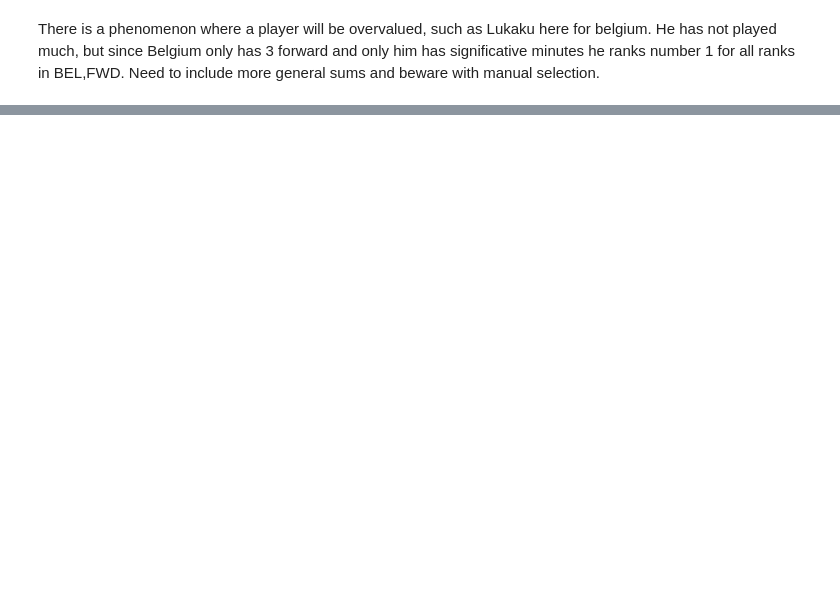
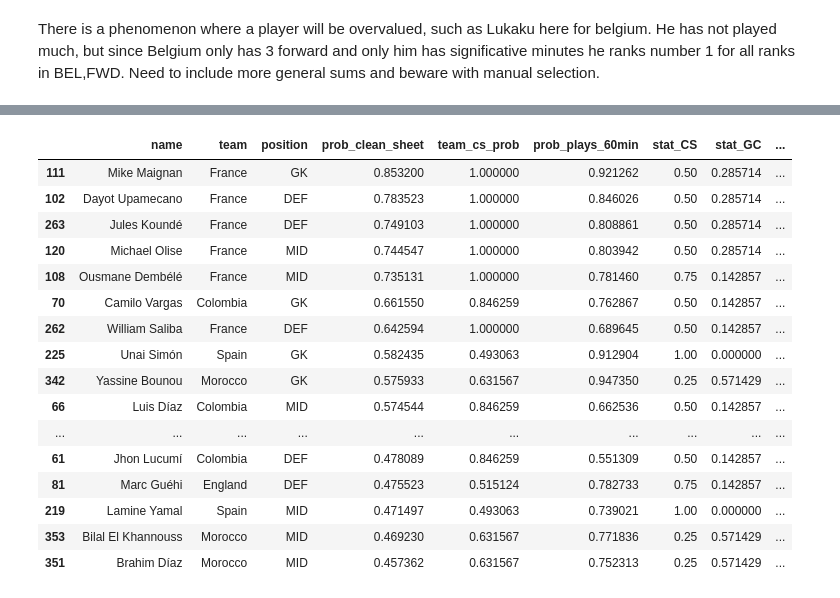
Before and after one commit to pedrosalgado22/Fantasy2026, a Jupyter notebook: algorithm.ipynb, the cells around one changed output, grey strips where cells are left out. Saved outputs shown, nothing was run; the diff lists cells and outputs as text; code cells hidden in the pictures; blank space fills up the shorter version.

```diff
--- a/algorithm.ipynb
+++ b/algorithm.ipynb
@@ -511,0 +537,12 @@ SyntaxError: invalid syntax (4153922918.py, line 68)
+# %%
+raw_pw = (
+    0.10 * df["stat_PW"]                    # tournament history
+  + 0.25 * df["anytime_scorer_prob"]      # gets into dangerous areas
+  + 0.10 * df["chance_created_per90"]     # attacking involvement
+  + 0.15 * df["stat_CC"]                  # recent form in creation
+  + 0.15 * df["team_score_2_prob"]        # team expected to attack heavily
+  + 0.10 * df["price_rank_team_position"] # quality proxy
+)
+
+# Penalties are rare → heavily compress probabilities + minutes as external gate
+df["prob_pen_won"] = 0.15 * sigmoid((raw_pw - 0.65) * 5) * df["prob_plays_60min"]
@@ -511,0 +583,45 @@ SyntaxError: invalid syntax (4153922918.py, line 68)
+# %%
+raw_cs = (
+    0.8 * df["team_cs_prob"]            # strongest signal
+  + 0.10 * df["stat_CS"]               # tournament history
+  + 0.10 * (1 - df["stat_GC"])         # fewer goals conceded is better
+)
+
+base_cs = sigmoid((raw_cs - 0.5) * 6)
+
+df["prob_clean_sheet"] = base_cs * df["prob_plays_60min"]
+
+df.loc[df["position"] == "FWD", "prob_clean_sheet"] = 0.0
+# %%
+cols = [
+    "name",
+    "team",
+    "position",
+    "prob_clean_sheet",
+    "team_cs_prob",
+    "prob_plays_60min",
+    "stat_CS",
+    "stat_GC",
+    "minutes_rank_team_position",
+    "tackles_per90",
+]
+
+df[cols].sort_values("prob_clean_sheet", ascending=False).head(30)
+# %% [output]
+|  | name | team | position | prob_clean_sheet | team_cs_prob | prob_plays_60min | stat_CS | stat_GC | ... |
+| 111 | Mike Maignan | France | GK | 0.853200 | 1.000000 | 0.921262 | 0.50 | 0.285714 | ... |
+| 102 | Dayot Upamecano | France | DEF | 0.783523 | 1.000000 | 0.846026 | 0.50 | 0.285714 | ... |
+| 263 | Jules Koundé | France | DEF | 0.749103 | 1.000000 | 0.808861 | 0.50 | 0.285714 | ... |
+| 120 | Michael Olise | France | MID | 0.744547 | 1.000000 | 0.803942 | 0.50 | 0.285714 | ... |
+| 108 | Ousmane Dembélé | France | MID | 0.735131 | 1.000000 | 0.781460 | 0.75 | 0.142857 | ... |
+| 70 | Camilo Vargas | Colombia | GK | 0.661550 | 0.846259 | 0.762867 | 0.50 | 0.142857 | ... |
+| 262 | William Saliba | France | DEF | 0.642594 | 1.000000 | 0.689645 | 0.50 | 0.142857 | ... |
+| 225 | Unai Simón | Spain | GK | 0.582435 | 0.493063 | 0.912904 | 1.00 | 0.000000 | ... |
+| 342 | Yassine Bounou | Morocco | GK | 0.575933 | 0.631567 | 0.947350 | 0.25 | 0.571429 | ... |
+| 66 | Luis Díaz | Colombia | MID | 0.574544 | 0.846259 | 0.662536 | 0.50 | 0.142857 | ... |
+| ... | ... | ... | ... | ... | ... | ... | ... | ... | ... |
+| 61 | Jhon Lucumí | Colombia | DEF | 0.478089 | 0.846259 | 0.551309 | 0.50 | 0.142857 | ... |
+| 81 | Marc Guéhi | England | DEF | 0.475523 | 0.515124 | 0.782733 | 0.75 | 0.142857 | ... |
+| 219 | Lamine Yamal | Spain | MID | 0.471497 | 0.493063 | 0.739021 | 1.00 | 0.000000 | ... |
+| 353 | Bilal El Khannouss | Morocco | MID | 0.469230 | 0.631567 | 0.771836 | 0.25 | 0.571429 | ... |
+| 351 | Brahim Díaz | Morocco | MID | 0.457362 | 0.631567 | 0.752313 | 0.25 | 0.571429 | ... |
```
Also changed, not shown: parts of 31 cells of this notebook, 8 other files.
